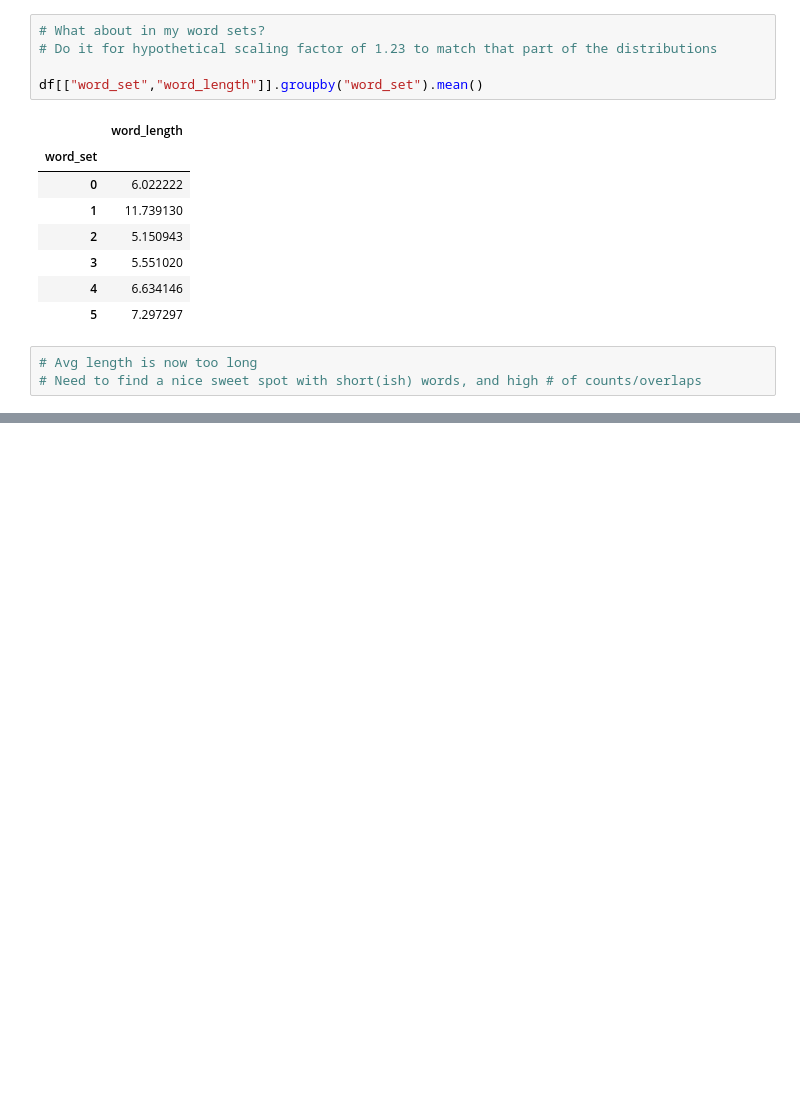
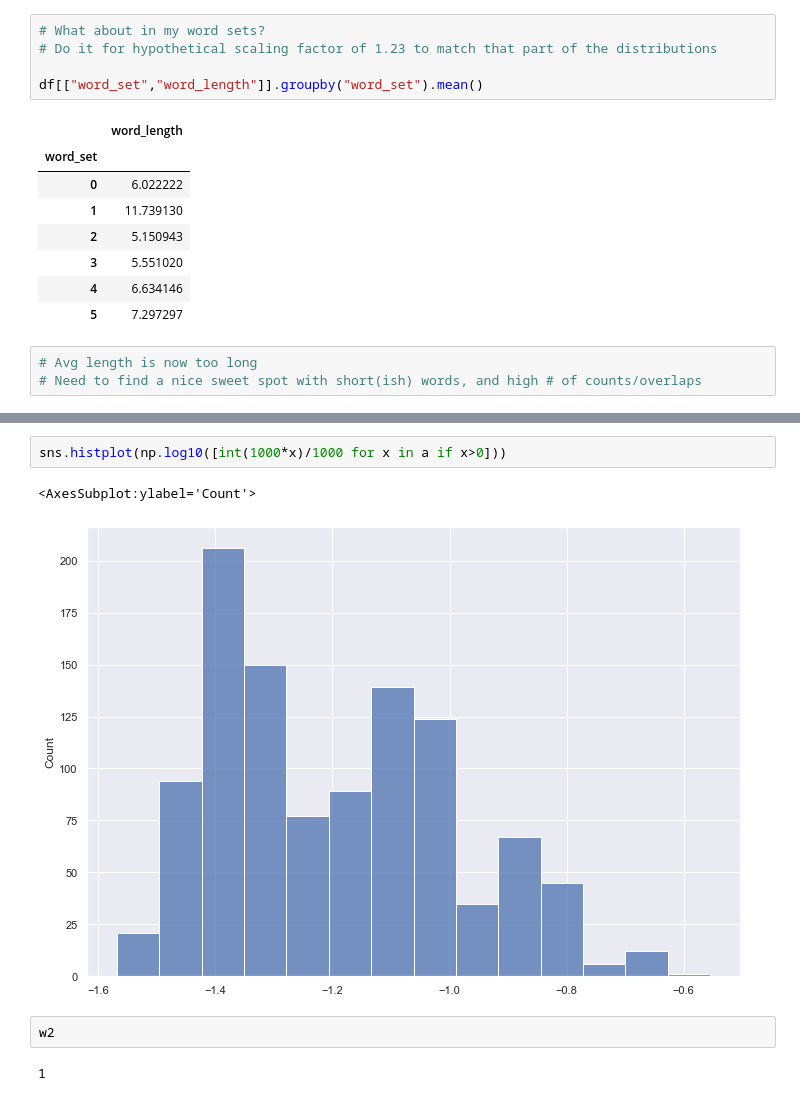
Before and after one commit to jonadsimon/wonder-words-generator, a Jupyter notebook: Analyses/Analyzing word length & letter distributions.ipynb, the cells around one changed output, grey strips where cells are left out. Saved outputs shown, nothing was run; the diff lists cells and outputs as text; blank space fills up the shorter version.

```diff
--- a/Analyses/Analyzing word length & letter distributions.ipynb
+++ b/Analyses/Analyzing word length & letter distributions.ipynb
@@ -416,0 +578,9 @@ df[["word_set","word_length"]].groupby("word_set").mean()
+# %%
+sns.histplot(np.log10([int(1000*x)/1000 for x in a if x>0]))
+# %% [output]
+<AxesSubplot:ylabel='Count'>
+[figure, added]
+# %%
+w2
+# %% [output]
+1
```
Also changed, not shown: parts of 19 cells of this notebook, 7 other files.
